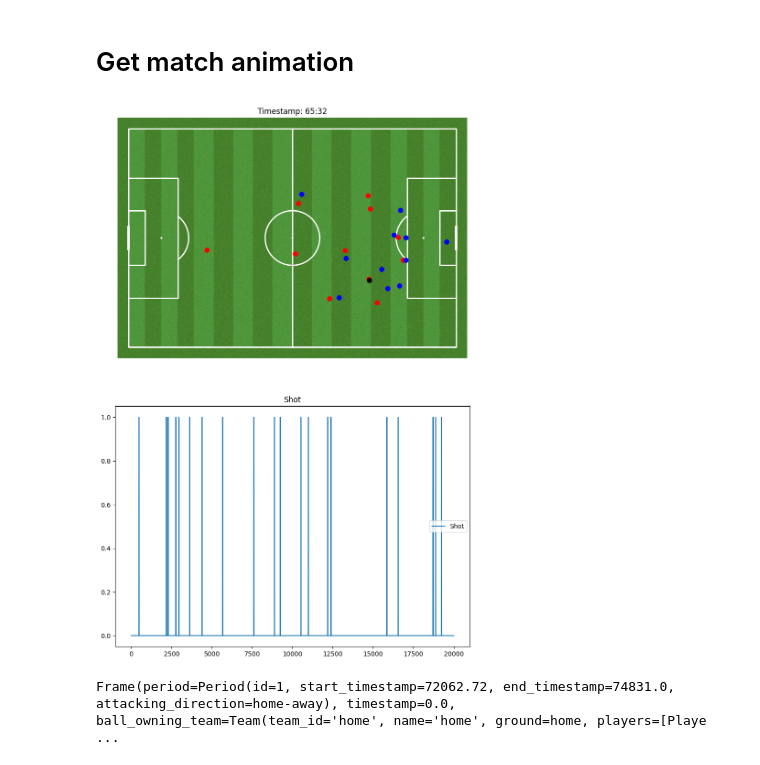
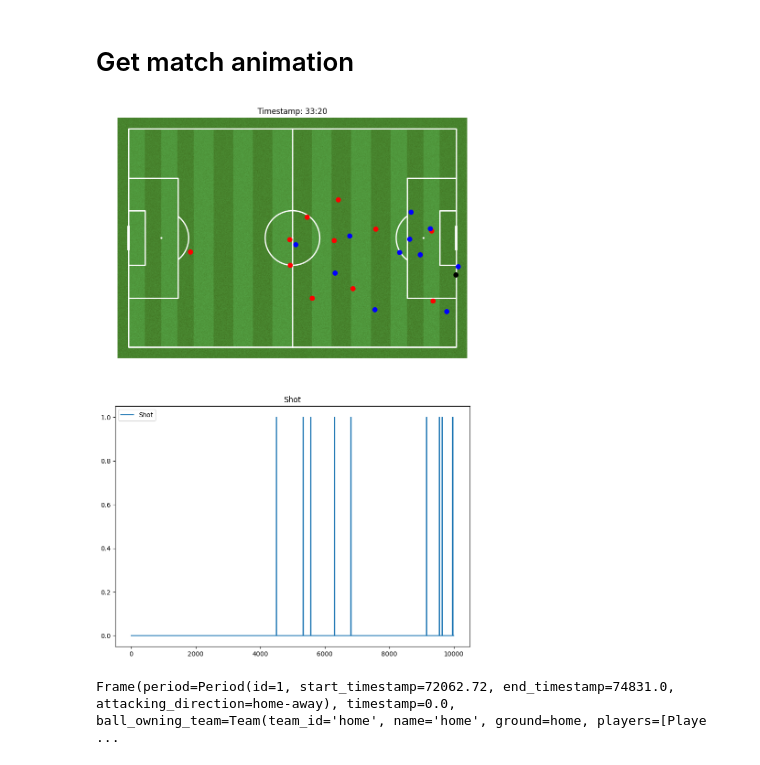
Before and after one commit to Ziolo1999/GNNsFootballEventSpotting, a Jupyter notebook: Code/ExploratoryDataAnalysis.ipynb, the cells around one changed output. Drawn from its saved outputs; the diff is of its cells as text; code cells hidden in the pictures.

```diff
--- a/Code/ExploratoryDataAnalysis.ipynb
+++ b/Code/ExploratoryDataAnalysis.ipynb
@@ -36,12 +36,12 @@ WARNING:root:../football_games/NL2020/Datafeed - 20232 - 2030759 - Tracking raw
 # %% [markdown]
 # Get match animation
 # %%
-dataset = DatasetPreprocessor(1/5, files[0].name)
-dataset.open_dataset(files[0].datafile, files[0].metafile, files[0].annotatedfile)
+dataset = DatasetPreprocessor(1/5, files[1].name)
+dataset.open_dataset(files[1].datafile, files[1].metafile, files[1].annotatedfile)
 # not visible in jupyter notebook you can save
-dataset.animate_game(frame_threshold=20_000, save_dir="animations/AnnotationTest.mp4", interval=30)
+dataset.animate_game(frame_threshold=10_000, save_dir="animations/AnnotationTest.mp4", interval=30, annotation="Shot")
 # %% [output]
-[figure, old version]
+[figure, new version]
 # %%
 dataset.game_details
 dataset.dataset.frames[0]
```
Also changed, not shown: 31 other files.
